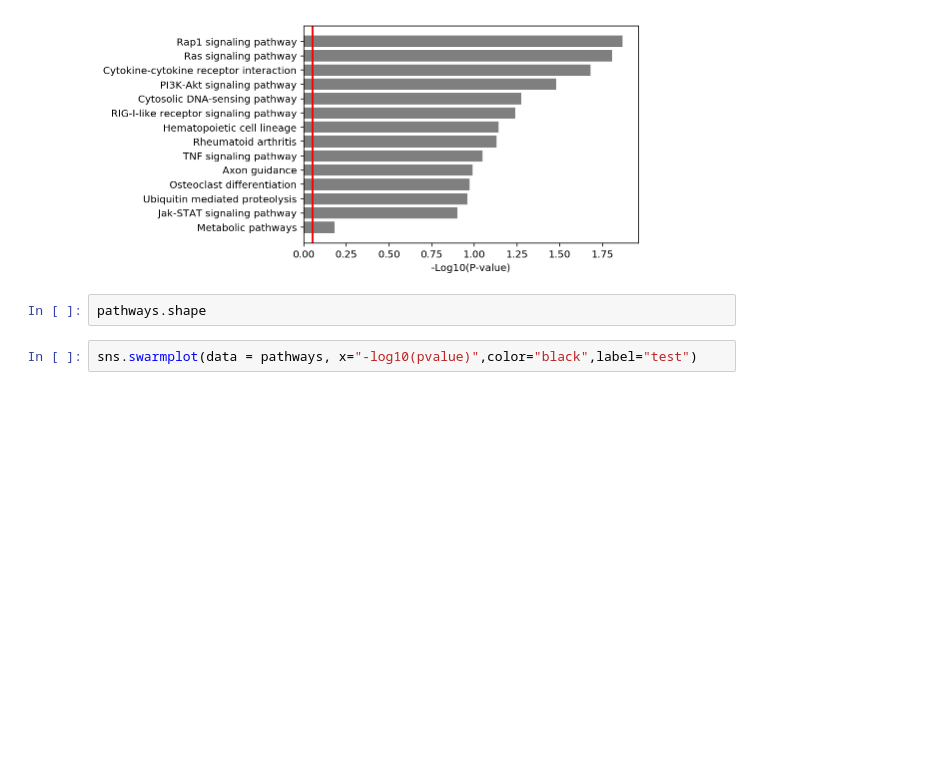
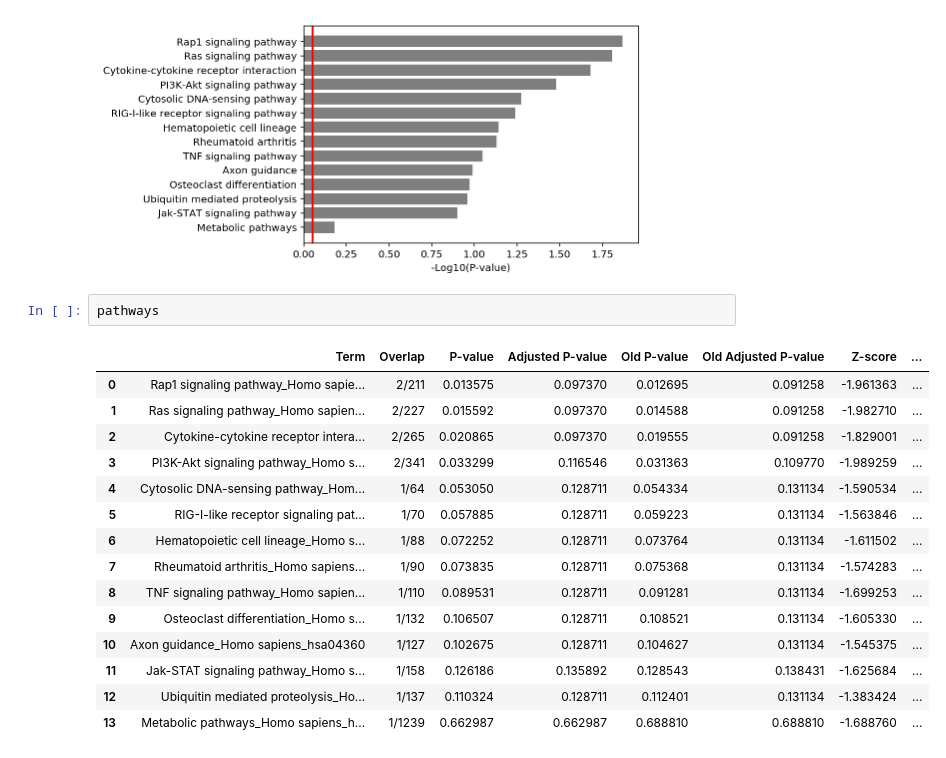
Before and after one commit to brentkuenzi/Systems-Pharmacology, a Jupyter notebook: Expression Functions.ipynb, the cells around one changed output. Drawn from its saved outputs; the diff is of its cells as text; blank space fills up the shorter version.

```diff
--- a/Expression Functions.ipynb
+++ b/Expression Functions.ipynb
@@ -169,6 +235,20 @@ PlotKEGG(pathways)
 # %% [output]
 [figure]
 # %%
-pathways.shape
+pathways
+# %% [output]
+|  | Term | Overlap | P-value | Adjusted P-value | Old P-value | Old Adjusted P-value | Z-score | ... |
+| 0 | Rap1 signaling pathway_Homo sapie... | 2/211 | 0.013575 | 0.097370 | 0.012695 | 0.091258 | -1.961363 | ... |
+| 1 | Ras signaling pathway_Homo sapien... | 2/227 | 0.015592 | 0.097370 | 0.014588 | 0.091258 | -1.982710 | ... |
+| 2 | Cytokine-cytokine receptor intera... | 2/265 | 0.020865 | 0.097370 | 0.019555 | 0.091258 | -1.829001 | ... |
+| 3 | PI3K-Akt signaling pathway_Homo s... | 2/341 | 0.033299 | 0.116546 | 0.031363 | 0.109770 | -1.989259 | ... |
+| 4 | Cytosolic DNA-sensing pathway_Hom... | 1/64 | 0.053050 | 0.128711 | 0.054334 | 0.131134 | -1.590534 | ... |
+| 5 | RIG-I-like receptor signaling pat... | 1/70 | 0.057885 | 0.128711 | 0.059223 | 0.131134 | -1.563846 | ... |
+| 6 | Hematopoietic cell lineage_Homo s... | 1/88 | 0.072252 | 0.128711 | 0.073764 | 0.131134 | -1.611502 | ... |
+| 7 | Rheumatoid arthritis_Homo sapiens... | 1/90 | 0.073835 | 0.128711 | 0.075368 | 0.131134 | -1.574283 | ... |
+| 8 | TNF signaling pathway_Homo sapien... | 1/110 | 0.089531 | 0.128711 | 0.091281 | 0.131134 | -1.699253 | ... |
+| 9 | Osteoclast differentiation_Homo s... | 1/132 | 0.106507 | 0.128711 | 0.108521 | 0.131134 | -1.605330 | ... |
+| 10 | Axon guidance_Homo sapiens_hsa04360 | 1/127 | 0.102675 | 0.128711 | 0.104627 | 0.131134 | -1.545375 | ... |
+| 11 | Jak-STAT signaling pathway_Homo s... | 1/158 | 0.126186 | 0.135892 | 0.128543 | 0.138431 | -1.625684 | ... |
+| 12 | Ubiquitin mediated proteolysis_Ho... | 1/137 | 0.110324 | 0.128711 | 0.112401 | 0.131134 | -1.383424 | ... |
+| 13 | Metabolic pathways_Homo sapiens_h... | 1/1239 | 0.662987 | 0.662987 | 0.688810 | 0.688810 | -1.688760 | ... |
-# %%
-sns.swarmplot(data = pathways, x="-log10(pvalue)",color="black",label="test")
```
Also changed, not shown: parts of 5 cells of this notebook.
